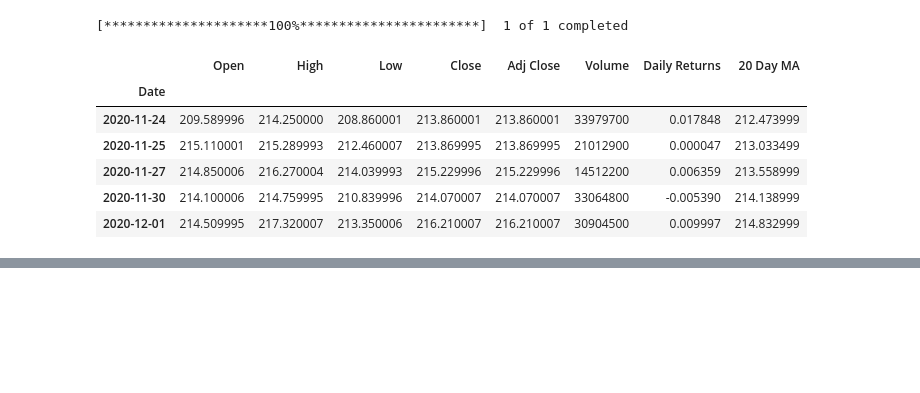
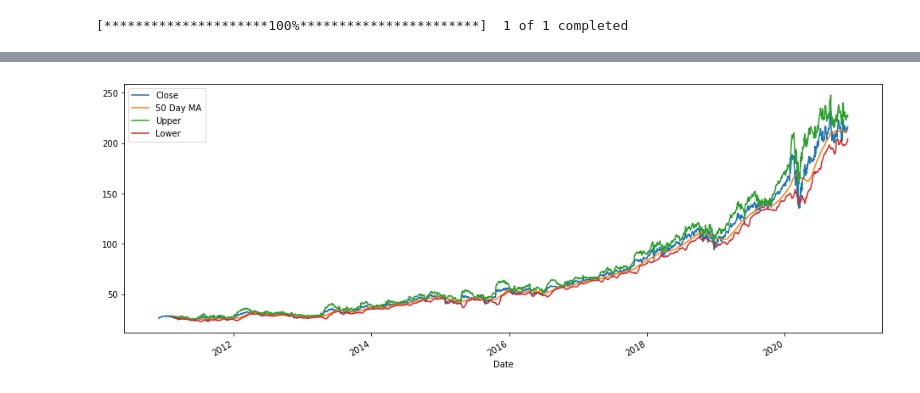
Before and after one commit to khao2393/machine-learning-project, a Jupyter notebook: Kevin.ipynb, the cells around one changed output, grey strips where cells are left out. Drawn from its saved outputs; the diff is of its cells as text; code cells hidden in the pictures; blank space fills up the shorter version.

```diff
--- a/Kevin.ipynb
+++ b/Kevin.ipynb
@@ -1,22 +16,29 @@
 # %%
-#10 years of MSFT Data, Close Price, Daily Returns, Daily Volume, 20 Day MA
-
-import pandas as pd
-import yfinance as yf
-
 stock = 'MSFT'
 df = yf.download(stock,'2010-12-01', '2020-12-02')
 
 df['Daily Returns'] = df['Close'].pct_change()
-df['20 Day MA'] = df['Close'].rolling(window = 20).mean()
-
-df.tail()
 # %% [output]
 [*********************100%***********************]  1 of 1 completed
-|  | Open | High | Low | Close | Adj Close | Volume | Daily Returns | 20 Day MA |
-| Date |  |  |  |  |  |  |  |  |
-| 2020-11-24 | 209.589996 | 214.250000 | 208.860001 | 213.860001 | 213.860001 | 33979700 | 0.017848 | 212.473999 |
-| 2020-11-25 | 215.110001 | 215.289993 | 212.460007 | 213.869995 | 213.869995 | 21012900 | 0.000047 | 213.033499 |
-| 2020-11-27 | 214.850006 | 216.270004 | 214.039993 | 215.229996 | 215.229996 | 14512200 | 0.006359 | 213.558999 |
-| 2020-11-30 | 214.100006 | 214.759995 | 210.839996 | 214.070007 | 214.070007 | 33064800 | -0.005390 | 214.138999 |
-| 2020-12-01 | 214.509995 | 217.320007 | 213.350006 | 216.210007 | 216.210007 | 30904500 | 0.009997 | 214.832999 |
+# %%
+# Bolllinger Analysis Bands
+
+#Close 50 MA
+
+df['50 Day MA'] = df['Close'].rolling(window = 50).mean()
+
+#Upper = 50 MA + 2*std(50 days)
+
+df['Upper'] = df['Close'] + 2*(df['Close'].rolling(50).std())
+
+#Lower = 50 MA - 2*std(50 days)
+
+df['Lower'] = df['50 Day MA'] - 2*(df['Close'].rolling(20).std())
+
+#Plot the Data
+
+df[['Close','50 Day MA','Upper','Lower']].plot(figsize = (16,6))
+
+df.dropna(inplace=True)
+df.head()
+# %% [output]
@@ -22,0 +52 @@ df.tail()
+[figure, added]
```
Also changed, not shown: parts of 13 cells of this notebook.
